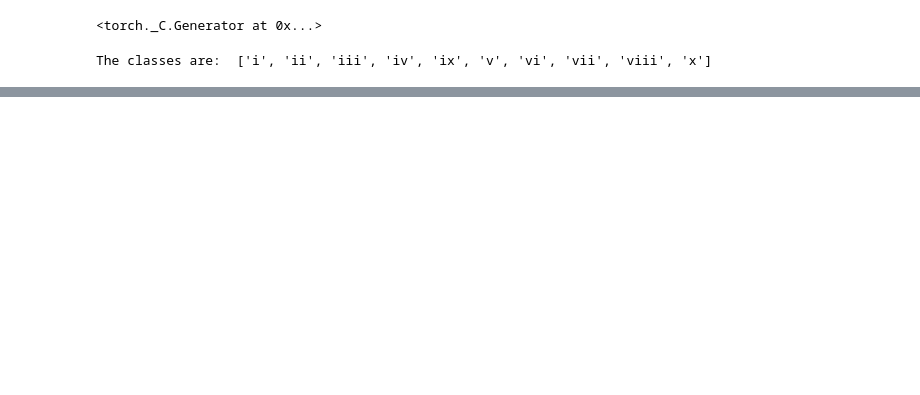
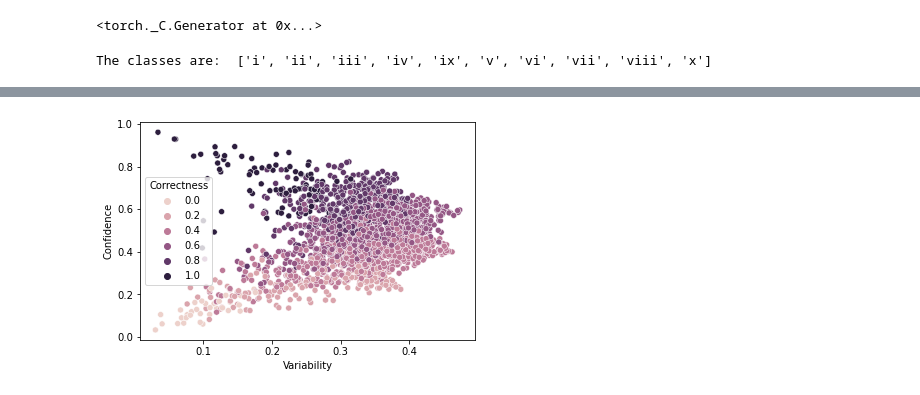
Before and after one commit to maayan-aytek/DS_LAB_hw2, a Jupyter notebook: eval_model_confidence.ipynb, the cells around one changed output, grey strips where cells are left out. Drawn from its saved outputs; the diff is of its cells as text; code cells hidden in the pictures; blank space fills up the shorter version.

```diff
--- a/eval_model_confidence.ipynb
+++ b/eval_model_confidence.ipynb
@@ -194 +202,10 @@ train Loss: 0.5408 Acc: 0.8302
+# %%
+import seaborn as sns
+import pandas as pd
+data = pd.DataFrame({'Variability': variablity_dict, 'Confidence': confidence_dict, 'Correctness': correctness_dict})
+sns.scatterplot(data=data, x="Variability", y="Confidence", hue="Correctness")
+plt.title("Model performance over 5 epochs")
+plt.show()
+# %% [output]
+[figure, added]
 # %%
```
Also changed, not shown: parts of 9 cells of this notebook, 1 other file.
